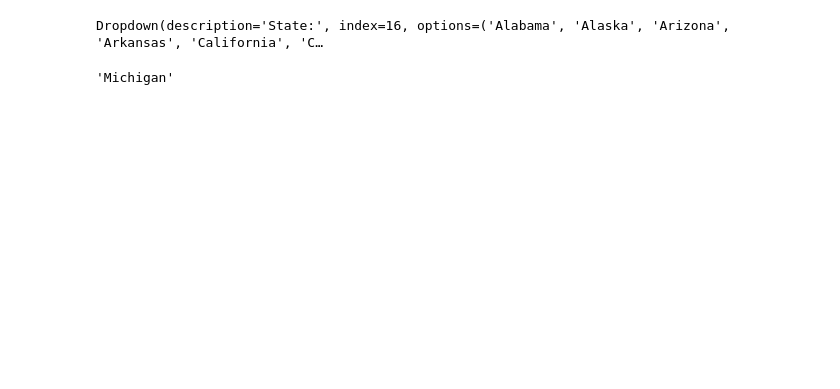
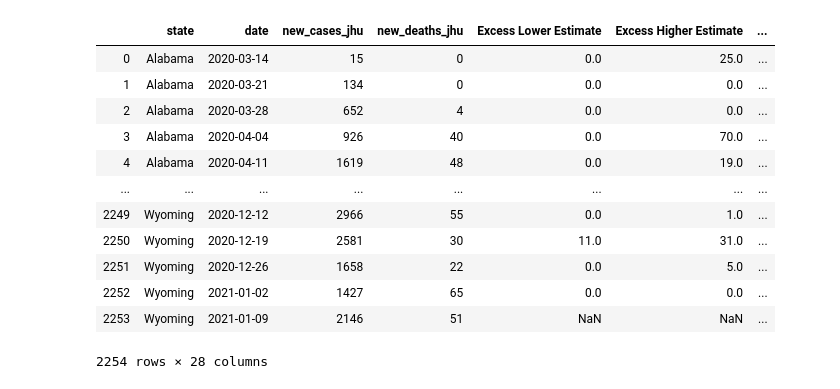
Before and after one commit to robbdunlap/covid_app, a Jupyter notebook: Untitled1.ipynb, the cells around one changed output. Cells and saved outputs as stored; diff of their text form; code cells hidden in the pictures; blank space fills up the shorter version.

Commit message:
updated test positivity explanation

```diff
--- a/Untitled1.ipynb
+++ b/Untitled1.ipynb
@@ -4,21 +0,0 @@ from IPython.display import display
-# %%
-list_of_states = ['Alabama', 'Alaska', 'Arizona', 'Arkansas', 'California', 'Colorado', 'Connecticut', 'Delaware', 'District of Columbia', \
-                  'Florida', 'Georgia', 'Hawaii', 'Idaho', 'Illinois', 'Indiana', 'Iowa', 'Kansas', 'Kentucky', 'Louisiana', 'Maine', \
-                  'Maryland', 'Massachusetts', 'Michigan', 'Minnesota', 'Mississippi', 'Missouri', 'Montana', 'Nebraska', 'Nevada', \
-                  'New Hampshire', 'New Jersey', 'New Mexico', 'New York', 'North Carolina', 'North Dakota', 'Ohio', 'Oklahoma', \
-                  'Oregon', 'Pennsylvania', 'Rhode Island', 'South Carolina', 'South Dakota', 'Tennessee', 'Texas', 'Utah', 'Vermont', \
-                  'Virginia', 'Washington', 'West Virginia', 'Wisconsin', 'Wyoming']
-
-state_selected = widgets.Dropdown(
-    options=list_of_states,
-    value='Kansas',
-    description='State:',
-    disabled=False,
-)
-state_selected
-# %% [output]
-Dropdown(description='State:', index=16, options=('Alabama', 'Alaska', 'Arizona', 'Arkansas', 'California', 'C…
-# %%
-state_selected.value
-# %% [output]
-'Michigan'
@@ -24,0 +3,40 @@ state_selected.value
+# %%
+# CDC Test Positivity Rate
+# https://healthdata.gov/dataset/covid-19-diagnostic-laboratory-testing-pcr-testing-time-series/resource/fe3c12ae-bdba-49eb#{}
+
+weekly_est_cases_deaths = pd.read_csv('data/weekly_est_cases_deaths.csv')
+weekly_est_cases_deaths['date'] =  pd.to_datetime(weekly_est_cases_deaths['date'])
+
+test_positivity_df = pd.read_csv('data/covid_testing_data_filecovid-19_diagnostic_lab_testing.csv')
+
+total_test_df = test_positivity_df.groupby(['state_name', 'date']).sum()
+total_test_df.drop(total_test_df[['state_fips','total_results_reported']], axis=1, inplace=True)
+positive_tests_df = test_positivity_df[test_positivity_df['overall_outcome']== 'Positive'].copy()
+positive_tests_df.drop(positive_tests_df.columns[[0,2,3,4,7,]], axis=1, inplace=True)
+positive_tests_df.rename(columns={'new_results_reported':'positive_results'}, inplace=True)
+positive_tests_df
+total_test_df = total_test_df.merge(positive_tests_df, left_on=['state_name', 'date'], right_on=['state_name', 'date'])
+
+# calculate the daily test positivity result
+total_test_df['test_positivity_rate'] = total_test_df['positive_results'] / total_test_df['new_results_reported']
+total_test_df['date'] =  pd.to_datetime(total_test_df['date'])
+
+total_test_weekly_df = total_test_df.groupby('state_name').resample('W-SAT', on='date').sum()
+
+weekly_est_cases_deaths = weekly_est_cases_deaths.merge(total_test_weekly_df, left_on=['state','date'], right_on=['state_name', 'date'])
+# %%
+weekly_est_cases_deaths
+# %% [output]
+|  | state | date | new_cases_jhu | new_deaths_jhu | Excess Lower Estimate | Excess Higher Estimate | ... |
+| 0 | Alabama | 2020-03-14 | 15 | 0 | 0.0 | 25.0 | ... |
+| 1 | Alabama | 2020-03-21 | 134 | 0 | 0.0 | 0.0 | ... |
+| 2 | Alabama | 2020-03-28 | 652 | 4 | 0.0 | 0.0 | ... |
+| 3 | Alabama | 2020-04-04 | 926 | 40 | 0.0 | 70.0 | ... |
+| 4 | Alabama | 2020-04-11 | 1619 | 48 | 0.0 | 19.0 | ... |
+| ... | ... | ... | ... | ... | ... | ... | ... |
+| 2249 | Wyoming | 2020-12-12 | 2966 | 55 | 0.0 | 1.0 | ... |
+| 2250 | Wyoming | 2020-12-19 | 2581 | 30 | 11.0 | 31.0 | ... |
+| 2251 | Wyoming | 2020-12-26 | 1658 | 22 | 0.0 | 5.0 | ... |
+| 2252 | Wyoming | 2021-01-02 | 1427 | 65 | 0.0 | 0.0 | ... |
+| 2253 | Wyoming | 2021-01-09 | 2146 | 51 | NaN | NaN | ... |
+2254 rows × 28 columns
```
Also changed, not shown: parts of 3 cells of this notebook, 2 other files.
